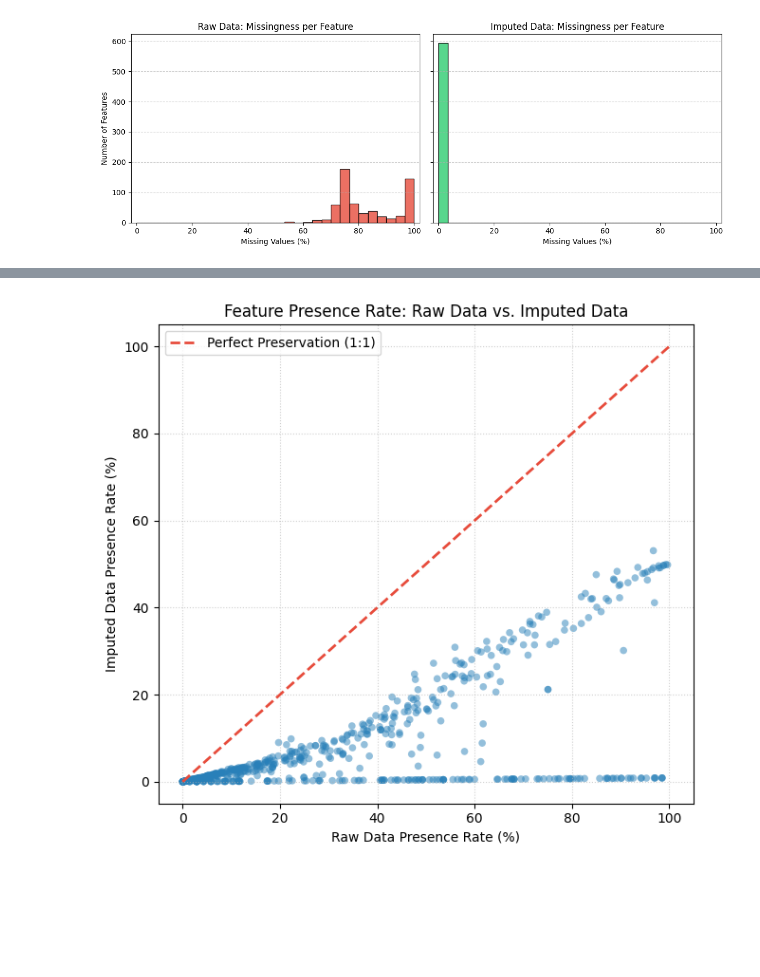
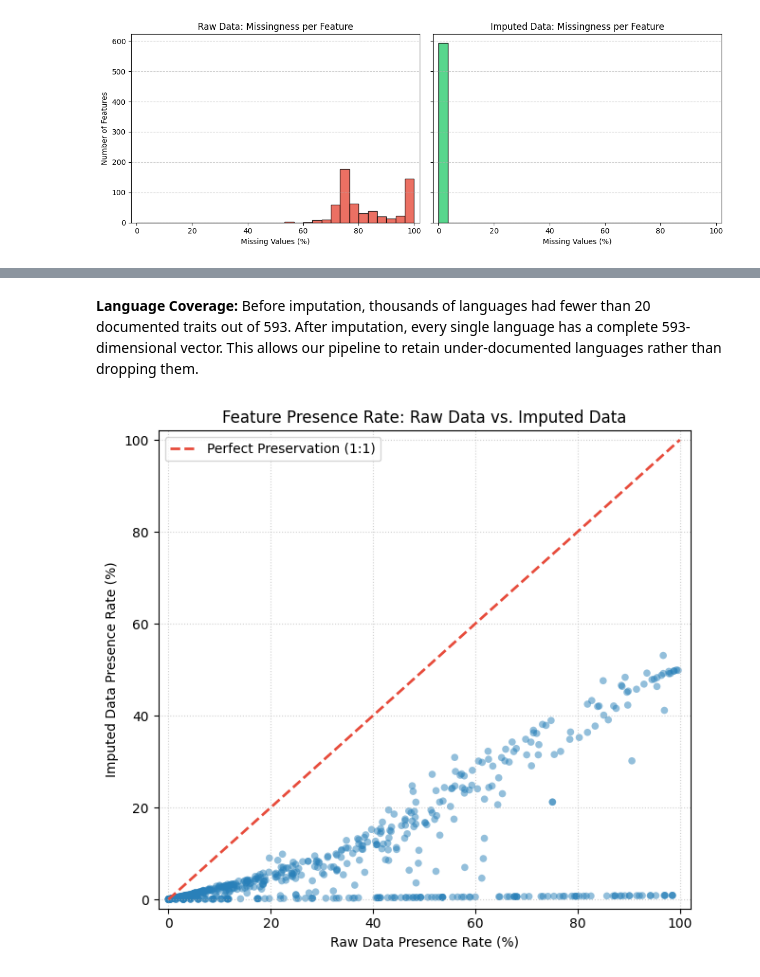
Before and after one commit to Rayan-Alam-UOIT/csci3052u-ml-project, a Jupyter notebook: milestone_2_eda.ipynb, the cells around one changed output, grey strips where cells are left out. Cells and saved outputs as stored; diff of their text form; code cells hidden in the pictures; blank space fills up the shorter version.

```diff
--- a/milestone_2_eda.ipynb
+++ b/milestone_2_eda.ipynb
@@ -55,3 +116,6 @@ plt.show()
+# %% [markdown]
+**Language Coverage:**
+Before imputation, thousands of languages had fewer than 20 documented traits out of 593. After imputation, every single language has a complete 593-dimensional vector. This allows our pipeline to retain under-documented languages rather than dropping them.
 # %%
 # Replace -1 with NaN so missing values do not bias the presence rate
 raw_data_valid = np.where(raw_data == -1, np.nan, raw_data)
@@ -63,15 +127,17 @@ imputed_presence = np.nanmean(imputed_data_valid, axis=0) * 100
 # %%
 plt.figure(figsize=(6.5, 6))
 plt.scatter(raw_presence, imputed_presence, alpha=0.5, edgecolors='none', color='#2980b9', s=30)
 plt.plot([0, 100], [0, 100], '--', color='#e74c3c', linewidth=2, label='Perfect Preservation (1:1)')
 
 plt.title('Feature Presence Rate: Raw Data vs. Imputed Data')
 plt.xlabel('Raw Data Presence Rate (%)')
 plt.ylabel('Imputed Data Presence Rate (%)')
 plt.legend(loc='upper left')
 plt.grid(True, linestyle=':', alpha=0.6)
 
+plt.xlim(-2, 102)
+plt.ylim(-2, 102)
 plt.tight_layout()
 plt.show()
 # %% [output]
-[figure, old version]
+[figure, new version]
```
Also changed, not shown: parts of 12 cells of this notebook.
